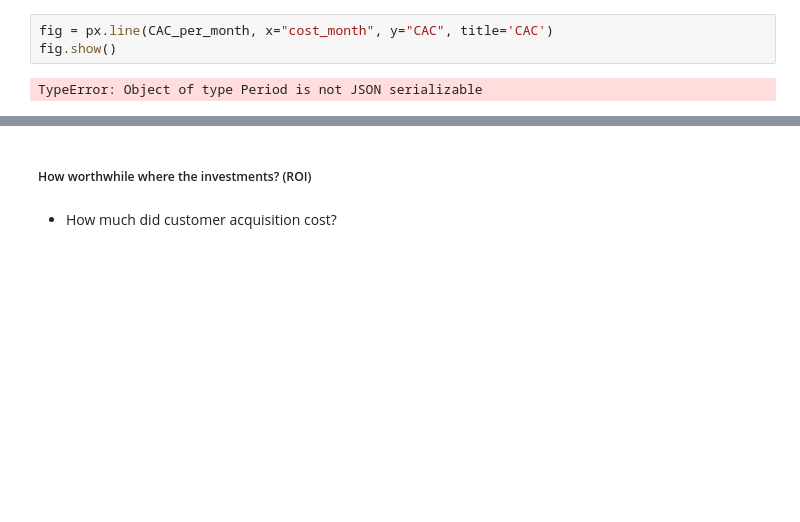
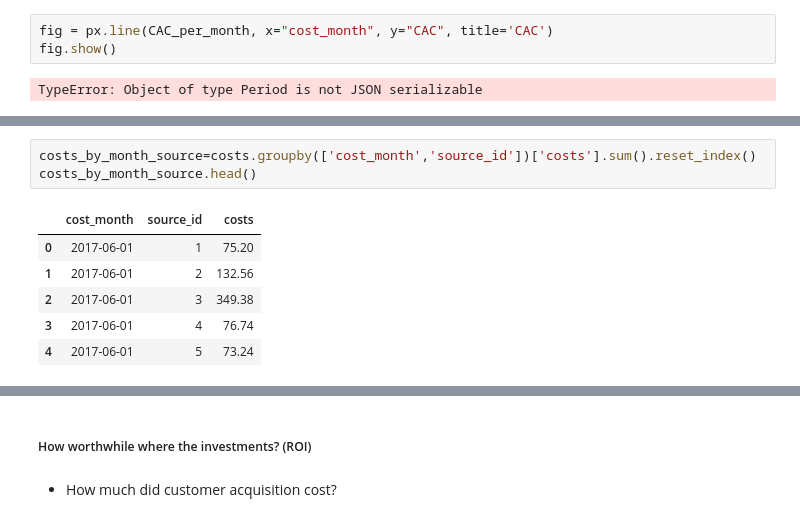
Before and after one commit to AcePine/yandex-marketing-expenses, a Jupyter notebook: yandex-data.ipynb, the cells around one changed output, grey strips where cells are left out. Drawn from its saved outputs; the diff is of its cells as text; blank space fills up the shorter version.

```diff
--- a/yandex-data.ipynb
+++ b/yandex-data.ipynb
@@ -1068,0 +1054,10 @@ KeyboardInterrupt:
+# %%
+costs_by_month_source=costs.groupby(['cost_month','source_id'])['costs'].sum().reset_index()
+costs_by_month_source.head()
+# %% [output]
+|  | cost_month | source_id | costs |
+| 0 | 2017-06-01 | 1 | 75.20 |
+| 1 | 2017-06-01 | 2 | 132.56 |
+| 2 | 2017-06-01 | 3 | 349.38 |
+| 3 | 2017-06-01 | 4 | 76.74 |
+| 4 | 2017-06-01 | 5 | 73.24 |
```
Also changed, not shown: parts of 7 cells of this notebook.
